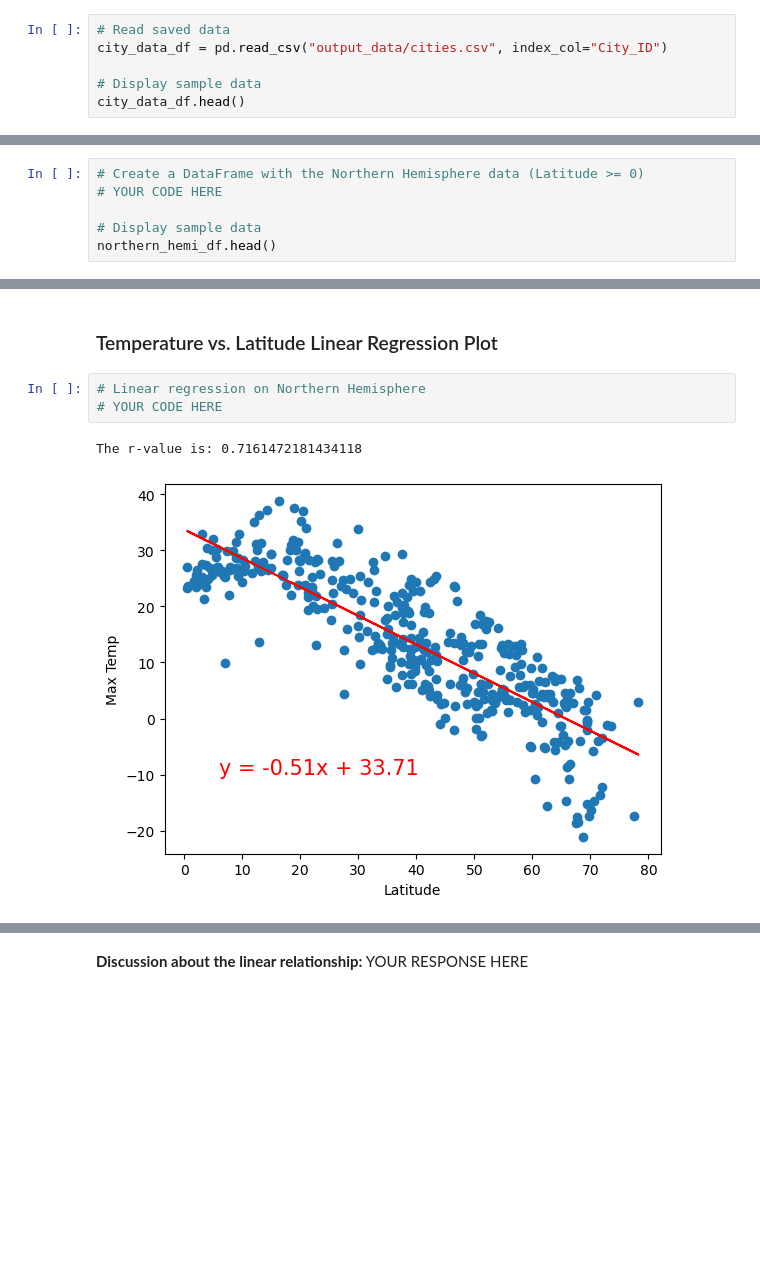
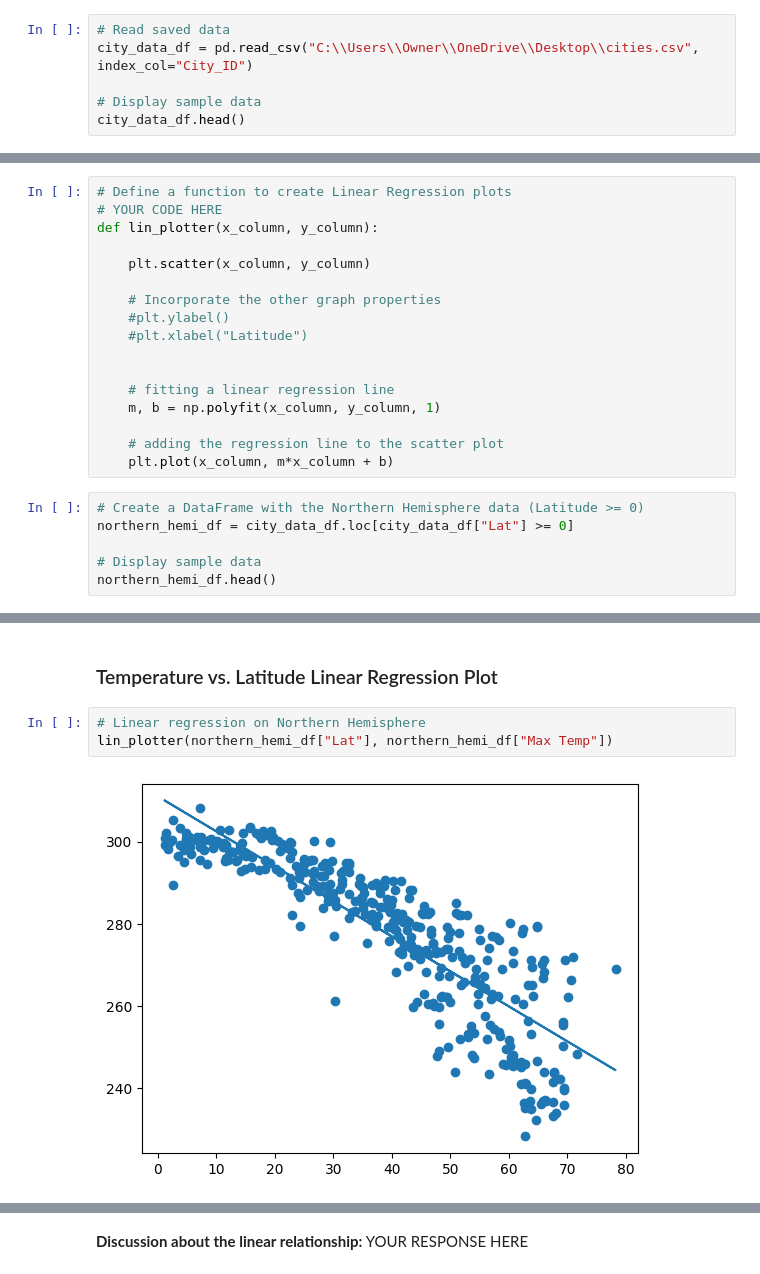
Before and after one commit to bassoon03/python-api-challenge, a Jupyter notebook: WeatherVacationPy/WeatherPy.ipynb, the cells around one changed output, grey strips where cells are left out. Saved outputs shown, nothing was run; the diff lists cells and outputs as text; blank space fills up the shorter version.

```diff
--- a/WeatherVacationPy/WeatherPy.ipynb
+++ b/WeatherVacationPy/WeatherPy.ipynb
@@ -192,6 +194,6 @@ OSError: Cannot save file into a non-existent directory: 'output_data'
 # %%
 # Read saved data
-city_data_df = pd.read_csv("output_data/cities.csv", index_col="City_ID")
+city_data_df = pd.read_csv("C:\\Users\\Owner\\OneDrive\\Desktop\\cities.csv", index_col="City_ID")
 
 # Display sample data
 city_data_df.head()
@@ -279,6 +289,23 @@ plt.show()
+# %%
+# Define a function to create Linear Regression plots
+# YOUR CODE HERE
+def lin_plotter(x_column, y_column):
+
+    plt.scatter(x_column, y_column)
+
+    # Incorporate the other graph properties
+    #plt.ylabel()
+    #plt.xlabel("Latitude")
+
+
+    # fitting a linear regression line
+    m, b = np.polyfit(x_column, y_column, 1)
+
+    # adding the regression line to the scatter plot
+    plt.plot(x_column, m*x_column + b)
 # %%
 # Create a DataFrame with the Northern Hemisphere data (Latitude >= 0)
-# YOUR CODE HERE
+northern_hemi_df = city_data_df.loc[city_data_df["Lat"] >= 0]
 
 # Display sample data
 northern_hemi_df.head()
@@ -308,9 +335,8 @@ southern_hemi_df.head()
 ###  Temperature vs. Latitude Linear Regression Plot
 # %%
 # Linear regression on Northern Hemisphere
-# YOUR CODE HERE
+lin_plotter(northern_hemi_df["Lat"], northern_hemi_df["Max Temp"])
 # %% [output]
-The r-value is: 0.7161472181434118
-[figure, old version]
+[figure, new version]
 # %%
 # Linear regression on Southern Hemisphere
```
Also changed, not shown: parts of 27 cells of this notebook, 1 other file.
